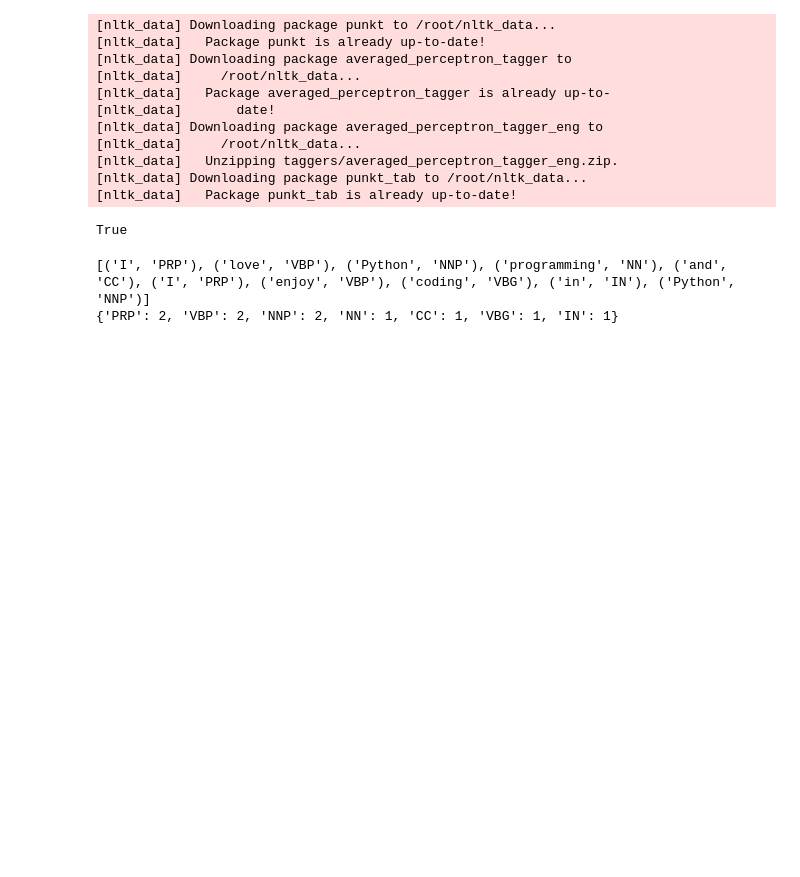
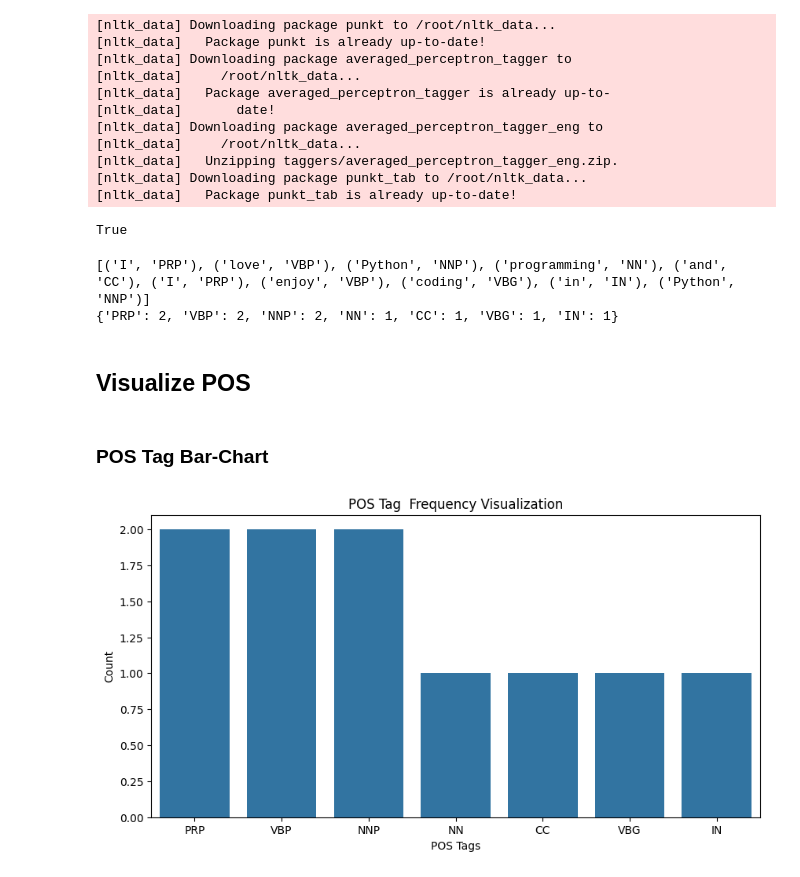
Before and after one commit to IPMSand/NLP-Module, a Jupyter notebook: Lecture27_09_2025.ipynb, the cells around one changed output. Drawn from its saved outputs; the diff is of its cells as text; code cells hidden in the pictures; blank space fills up the shorter version.

```diff
--- a/Lecture27_09_2025.ipynb
+++ b/Lecture27_09_2025.ipynb
@@ -46,3 +46,16 @@ print(pos_counts)
 # %% [output]
 [('I', 'PRP'), ('love', 'VBP'), ('Python', 'NNP'), ('programming', 'NN'), ('and', 'CC'), ('I', 'PRP'), ('enjoy', 'VBP'), ('coding', 'VBG'), ('in', 'IN'), ('Python', 'NNP')]
 {'PRP': 2, 'VBP': 2, 'NNP': 2, 'NN': 1, 'CC': 1, 'VBG': 1, 'IN': 1}
+# %% [markdown]
+## Visualize POS
+# %% [markdown]
+### POS Tag Bar-Chart
+# %%
+plt.figure(figsize=(10, 5))
+sns.barplot(x=list(pos_counts.keys()), y=list(pos_counts.values()))
+plt.xlabel('POS Tags')
+plt.ylabel('Count')
+plt.title('POS Tag  Frequency Visualization')
+plt.show()
+# %% [output]
+[figure, added]
```
Also changed, not shown: parts of 2 cells of this notebook.
